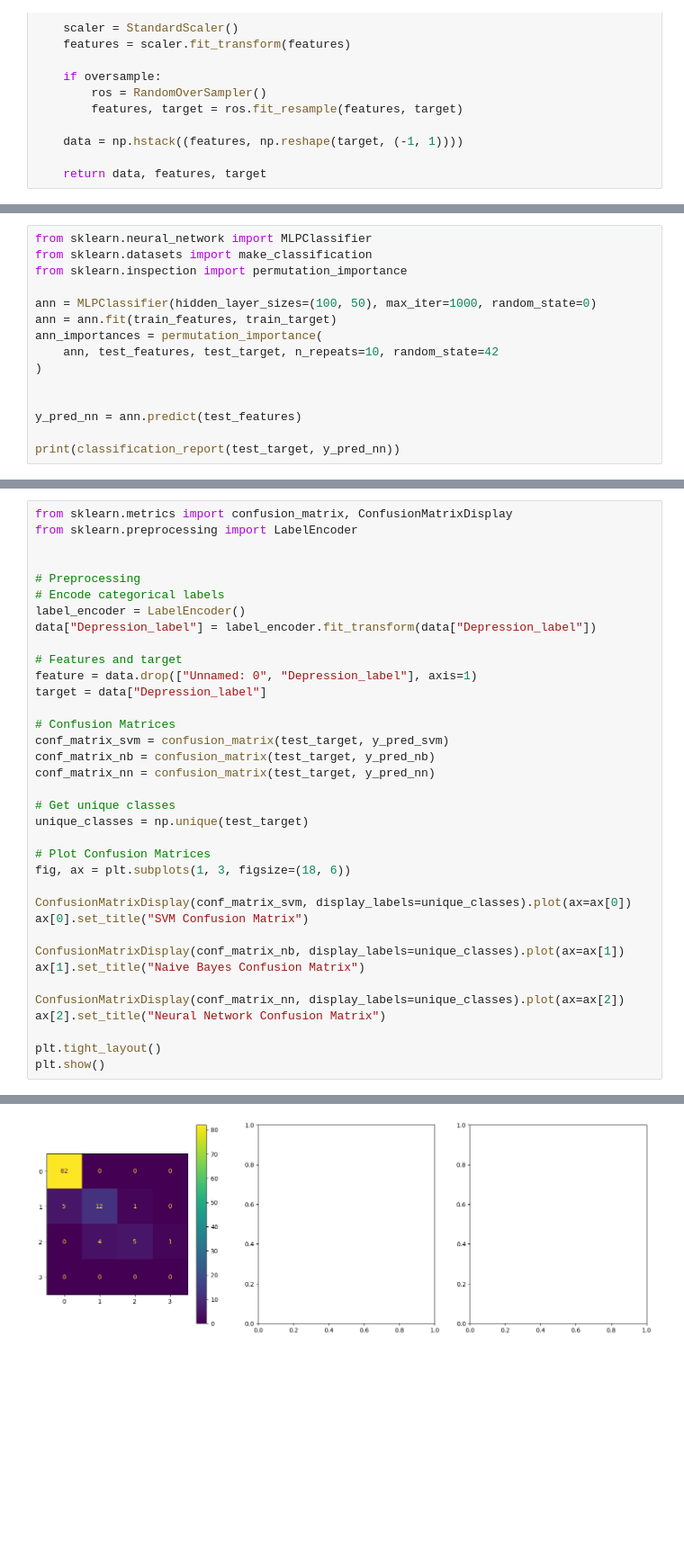
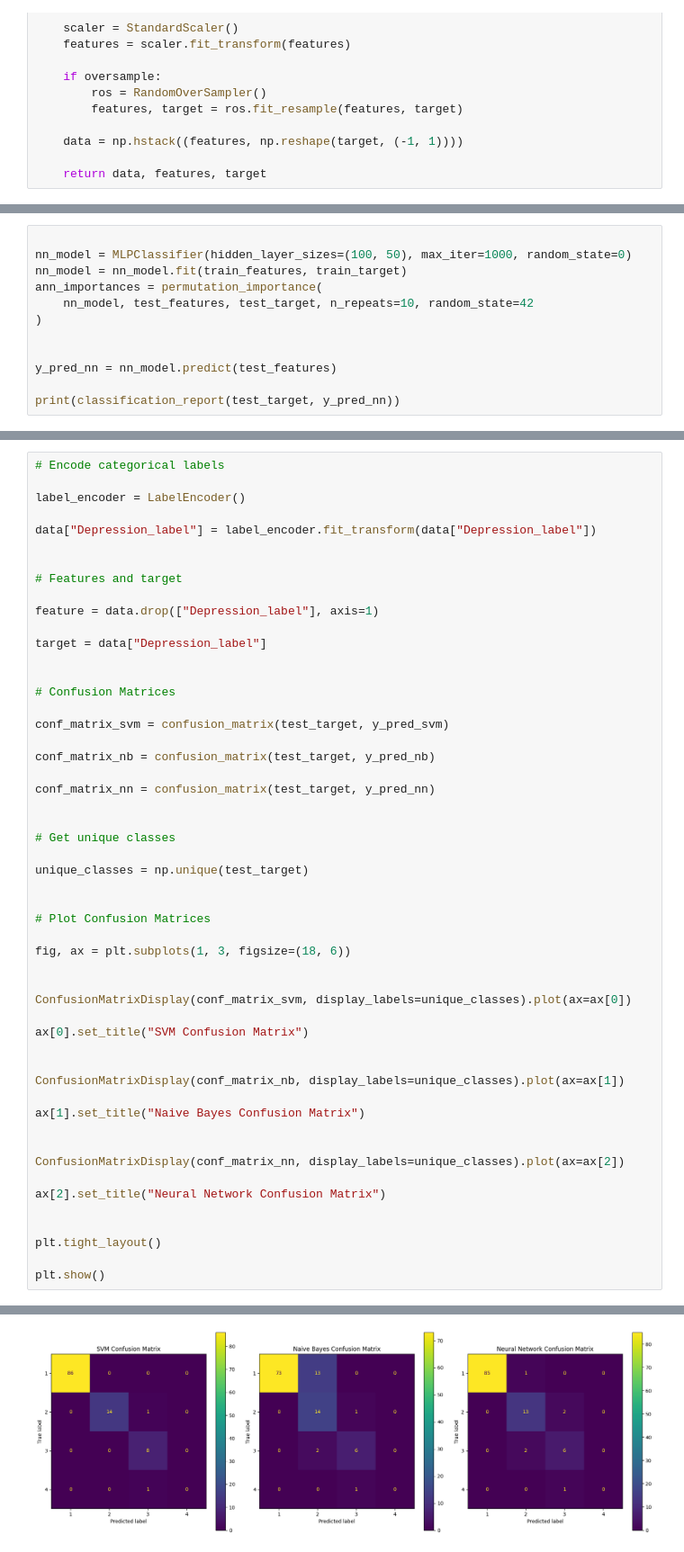
Before and after one commit to obadaDeg/ML_Depression-Classification, a Jupyter notebook: deprission_classification.ipynb, the cells around one changed output, grey strips where cells are left out. Shown at 90% size. Saved outputs shown, nothing was run; the diff lists cells and outputs as text; blank space fills up the shorter version.

```diff
--- a/deprission_classification.ipynb
+++ b/deprission_classification.ipynb
@@ -433,16 +493,13 @@ weighted avg       0.93      0.89      0.90       110
 # %%
-from sklearn.neural_network import MLPClassifier
-from sklearn.datasets import make_classification
-from sklearn.inspection import permutation_importance
 
-ann = MLPClassifier(hidden_layer_sizes=(100, 50), max_iter=1000, random_state=0)
-ann = ann.fit(train_features, train_target)
+nn_model = MLPClassifier(hidden_layer_sizes=(100, 50), max_iter=1000, random_state=0)
+nn_model = nn_model.fit(train_features, train_target)
 ann_importances = permutation_importance(
-    ann, test_features, test_target, n_repeats=10, random_state=42
+    nn_model, test_features, test_target, n_repeats=10, random_state=42
 )
 
 
-y_pred_nn = ann.predict(test_features)
+y_pred_nn = nn_model.predict(test_features)
 
 print(classification_report(test_target, y_pred_nn))
 # %% [output]
@@ -458,37 +520,53 @@ weighted avg       0.92      0.91      0.91       110
 # %%
-from sklearn.metrics import confusion_matrix, ConfusionMatrixDisplay
-from sklearn.preprocessing import LabelEncoder
+# Encode categorical labels
+
+label_encoder = LabelEncoder()
+
+data["Depression_label"] = label_encoder.fit_transform(data["Depression_label"])
 
 
-# Preprocessing
-# Encode categorical labels
-label_encoder = LabelEncoder()
-data["Depression_label"] = label_encoder.fit_transform(data["Depression_label"])
+# Features and target
 
-# Features and target
-feature = data.drop(["Unnamed: 0", "Depression_label"], axis=1)
+feature = data.drop(["Depression_label"], axis=1)
+
 target = data["Depression_label"]
 
+
 # Confusion Matrices
+
 conf_matrix_svm = confusion_matrix(test_target, y_pred_svm)
+
 conf_matrix_nb = confusion_matrix(test_target, y_pred_nb)
+
 conf_matrix_nn = confusion_matrix(test_target, y_pred_nn)
 
+
 # Get unique classes
+
 unique_classes = np.unique(test_target)
 
+
 # Plot Confusion Matrices
+
 fig, ax = plt.subplots(1, 3, figsize=(18, 6))
 
+
 ConfusionMatrixDisplay(conf_matrix_svm, display_labels=unique_classes).plot(ax=ax[0])
+
 ax[0].set_title("SVM Confusion Matrix")
 
+
 ConfusionMatrixDisplay(conf_matrix_nb, display_labels=unique_classes).plot(ax=ax[1])
+
 ax[1].set_title("Naive Bayes Confusion Matrix")
 
+
 ConfusionMatrixDisplay(conf_matrix_nn, display_labels=unique_classes).plot(ax=ax[2])
+
 ax[2].set_title("Neural Network Confusion Matrix")
 
+
 plt.tight_layout()
+
 plt.show()
 # %% [output]
@@ -496 +573 @@ ValueError: The number of FixedLocator locations (4), usually from a call to set
-[figure, old version]
+[figure, new version]
```
Also changed, not shown: parts of 50 cells of this notebook.
